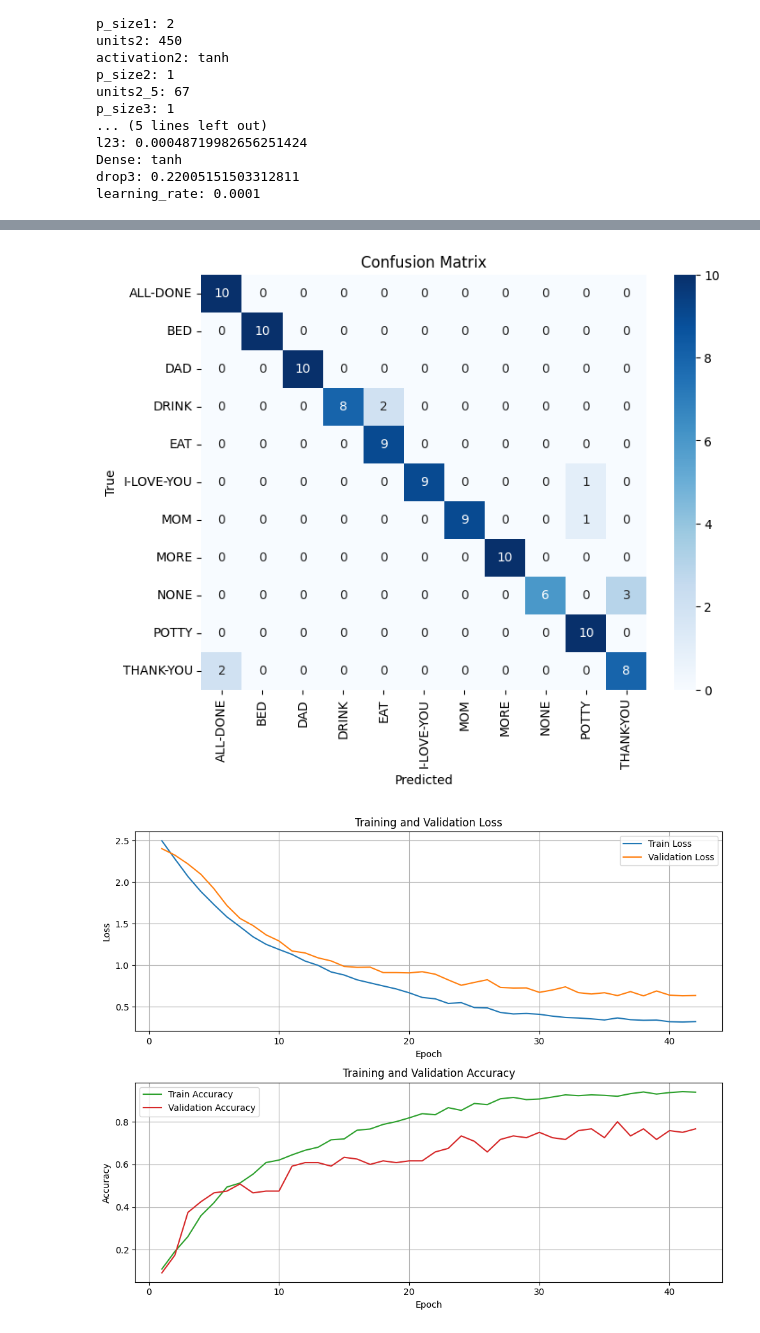
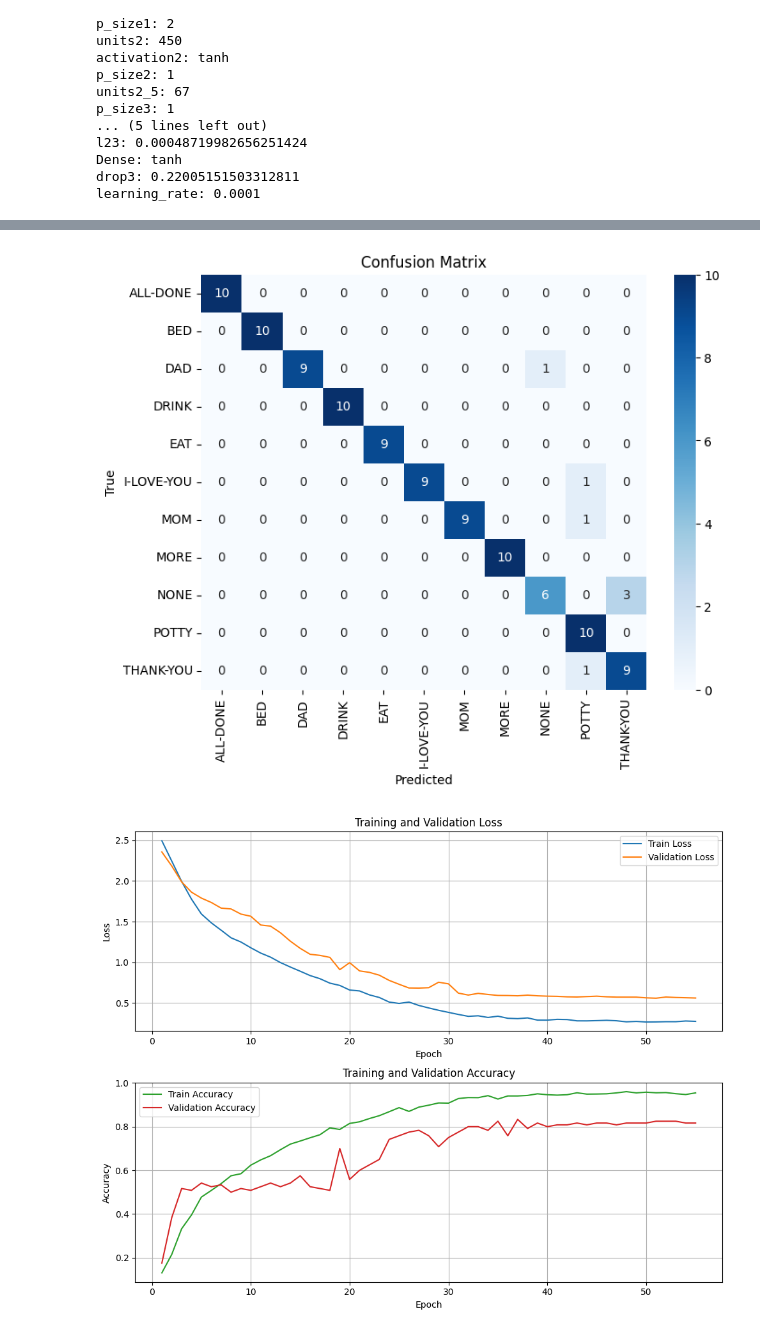
Before and after one commit to D3rrickLa/machine_learning_tfnmp, a Jupyter notebook: model/CNN_LSTM/v1/cnn_lstm_v1.ipynb, the cells around one changed output, grey strips where cells are left out. Drawn from its saved outputs; the diff is of its cells as text; code cells hidden in the pictures.

```diff
--- a/model/CNN_LSTM/v1/cnn_lstm_v1.ipynb
+++ b/model/CNN_LSTM/v1/cnn_lstm_v1.ipynb
@@ -585,8 +585,8 @@ model_dev_1 = Sequential([
     InputLayer(shape=(sequence_length, 2044)),  # Shape of the input
     Conv1D(filters=384, kernel_size=3, activation='leaky_relu', kernel_regularizer=L1L2()),
     MaxPooling1D(pool_size=2),
-    LayerNormalization(),
-    Dense(156, activation="sigmoid"),
+    BatchNormalization(),
+    Dense(96, activation="tanh"),
     Conv1D(filters=128, kernel_size=3, activation='tanh'),
     MaxPooling1D(pool_size=2),
     Conv1D(filters=64, kernel_size=3, activation='tanh'),
@@ -691,4 +691,4 @@ Test Accuracy: 0.9166666865348816
-[figure, old version]
+[figure, new version]
-[figure, old version]
+[figure, new version]
 # %%
 model_dev_1.save(f"model_dev_1{time.time_ns()}.keras")
```
Also changed, not shown: parts of 1 cell of this notebook.
